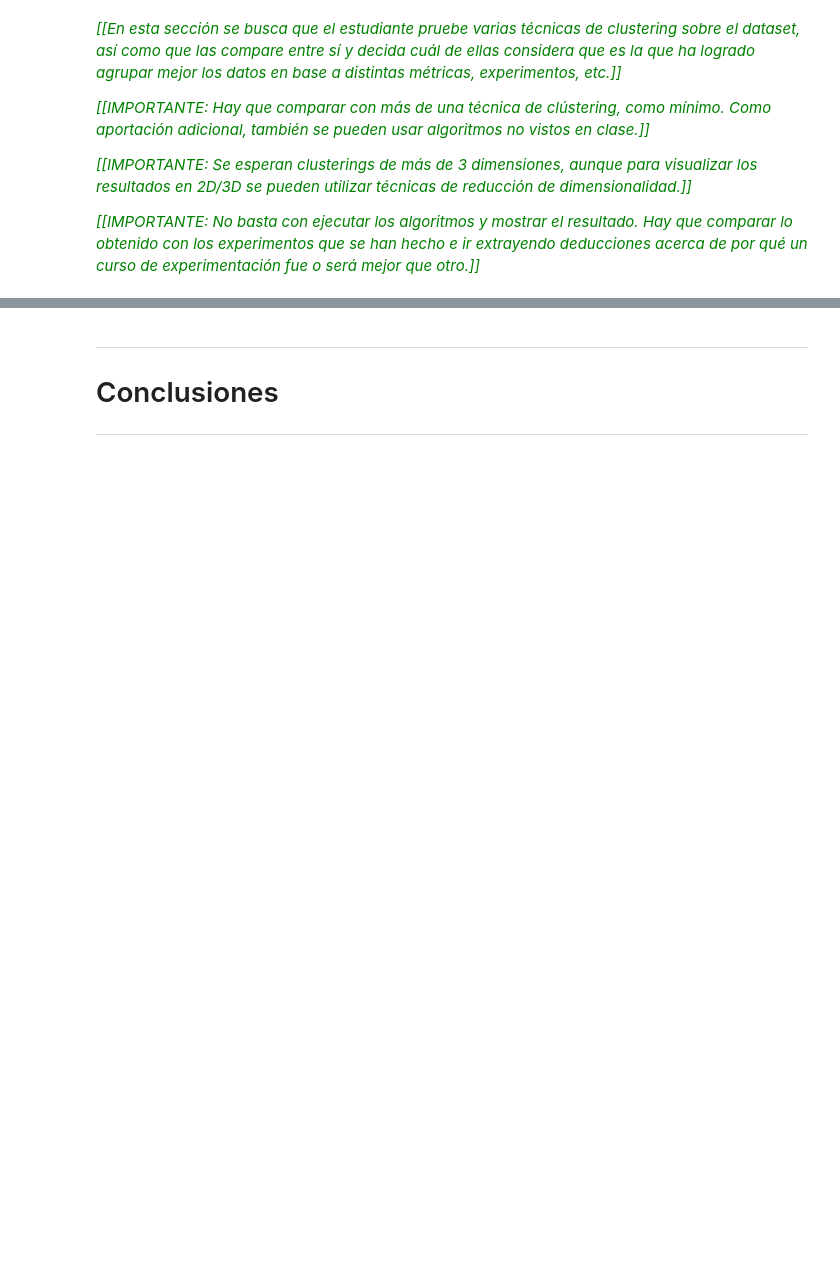
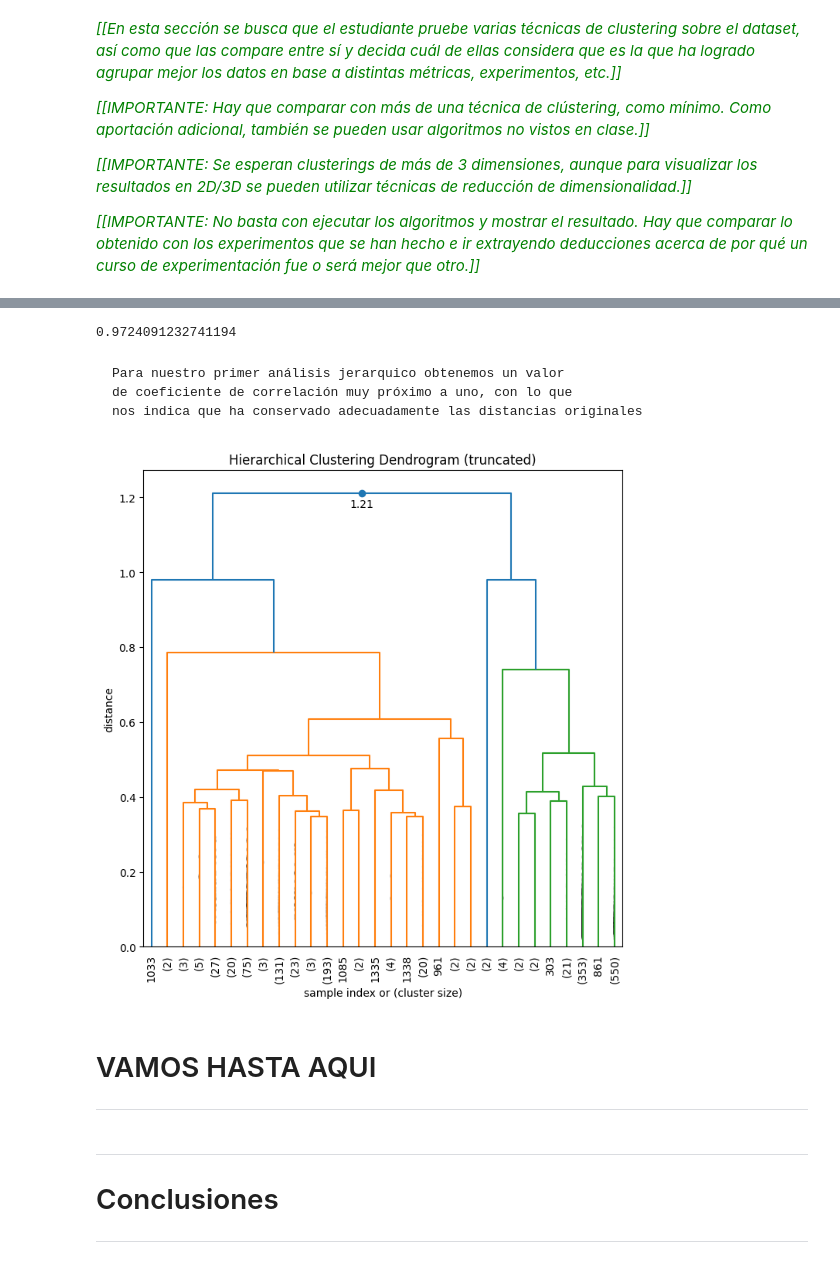
Before and after one commit to ernestopalacios/07MBID, a Jupyter notebook: AG1_ErnestoPalacios.ipynb, the cells around one changed output, grey strips where cells are left out. Cells and saved outputs as stored; diff of their text form; code cells hidden in the pictures; blank space fills up the shorter version.

````diff
--- a/AG1_ErnestoPalacios.ipynb
+++ b/AG1_ErnestoPalacios.ipynb
@@ -974,0 +1003,4 @@ train_normal.drop(['rea_precip_amt_kg_per_m2'], axis = 1, inplace = True)
+# %%
+# Eliminamos la columna redundante:
+
+train_normal.drop(['temp_range_c'], axis = 1, inplace = True)
@@ -987,3 +1049,67 @@ train_normal.drop(['rea_precip_amt_kg_per_m2'], axis = 1, inplace = True)
+# %%
+# Realización del clustering de las variables numéricas.
+
+Z = linkage(train_normal.drop(['year','city','week_start_date'], axis=1), method='average', metric='euclidean')
+# %%
+# Calculo de la bondad del Cluster
+
+from scipy.cluster.hierarchy import cophenet
+from scipy.spatial.distance import pdist
+
+# pdist calcula las distancias entre elementos de nuestro dataset usando la
+# métrica indicada (euclideana por defecto)
+c, coph_dists = cophenet(Z, pdist(train_normal.drop(['year','city','week_start_date'], axis=1)))
+c
+# %% [output]
+0.9724091232741194
+# %% [markdown]
+```
+Para nuestro primer análisis jerarquico obtenemos un valor
+de coeficiente de correlación muy próximo a uno, con lo que
+nos indica que ha conservado adecuadamente las distancias originales
+```
+# %%
+
+def fancy_dendrogram(*args, **kwargs):
+    max_d = kwargs.pop('max_d', None)
+    if max_d and 'color_threshold' not in kwargs:
+        kwargs['color_threshold'] = max_d
+    annotate_above = kwargs.pop('annotate_above', 0)
+
+    ddata = dendrogram(*args, **kwargs)
+
+    if not kwargs.get('no_plot', False):
+        plt.title('Hierarchical Clustering Dendrogram (truncated)')
+        plt.xlabel('sample index or (cluster size)')
+        plt.ylabel('distance')
+        for i, d, c in zip(ddata['icoord'], ddata['dcoord'], ddata['color_list']):
+            x = 0.5 * sum(i[1:3])
+            y = d[1]
+            if y > annotate_above:
+                plt.plot(x, y, 'o', c=c)
+                plt.annotate("%.3g" % y, (x, y), xytext=(0, -5),
+                             textcoords='offset points',
+                             va='top', ha='center')
+        if max_d:
+            plt.axhline(y=max_d, c='k')
+    return ddata
+# %%
+fancy_dendrogram(
+    Z,
+    truncate_mode='lastp',
+    p=30,
+    leaf_rotation=90.,
+    leaf_font_size=10.,
+    show_contracted=True,
+    annotate_above=1,  # useful in small plots so annotations don't overlap
+)
+plt.show()
+# %% [output]
+[figure, added]
+# %% [markdown]
+# VAMOS HASTA AQUI
+
+---
 # %% [markdown]
 ---
 # Conclusiones
````
Also changed, not shown: parts of 10 cells of this notebook.
